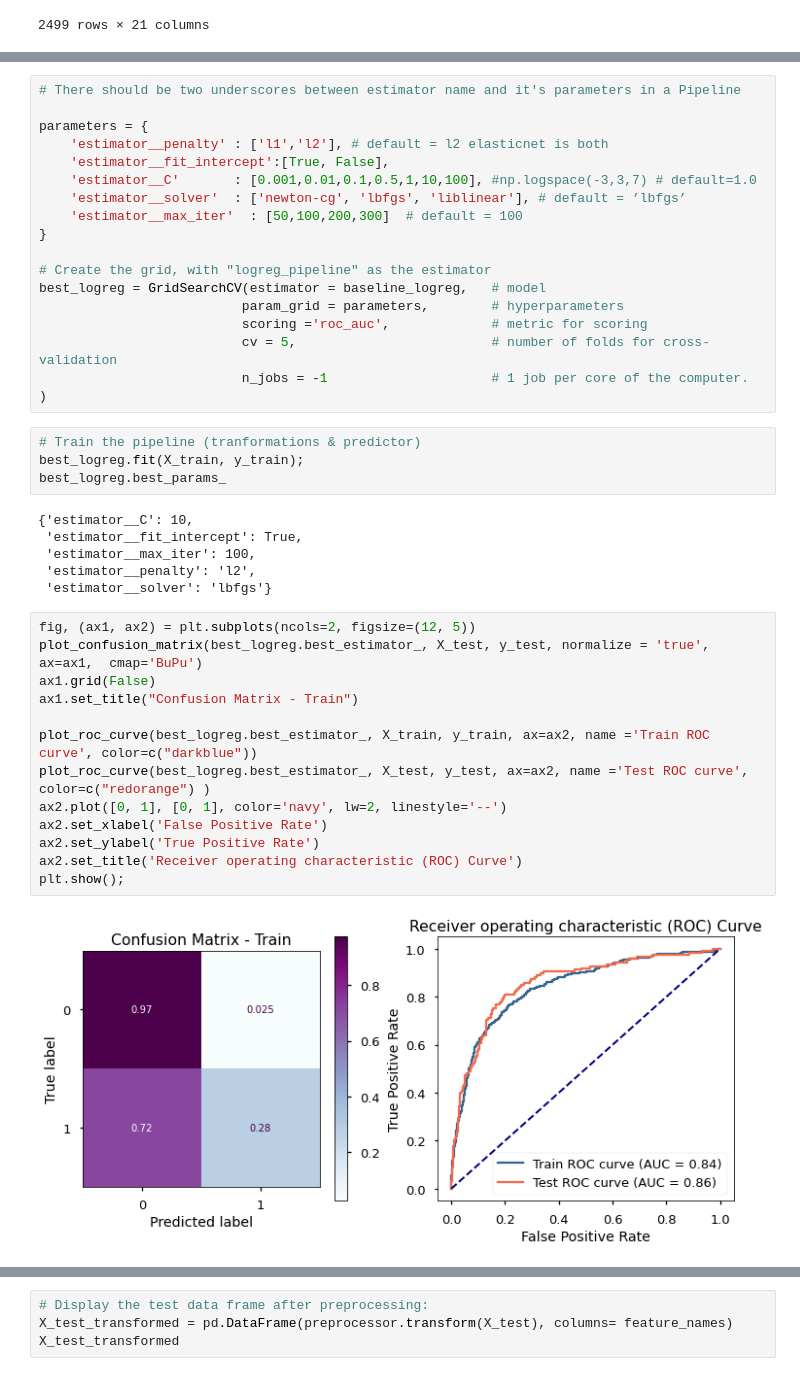
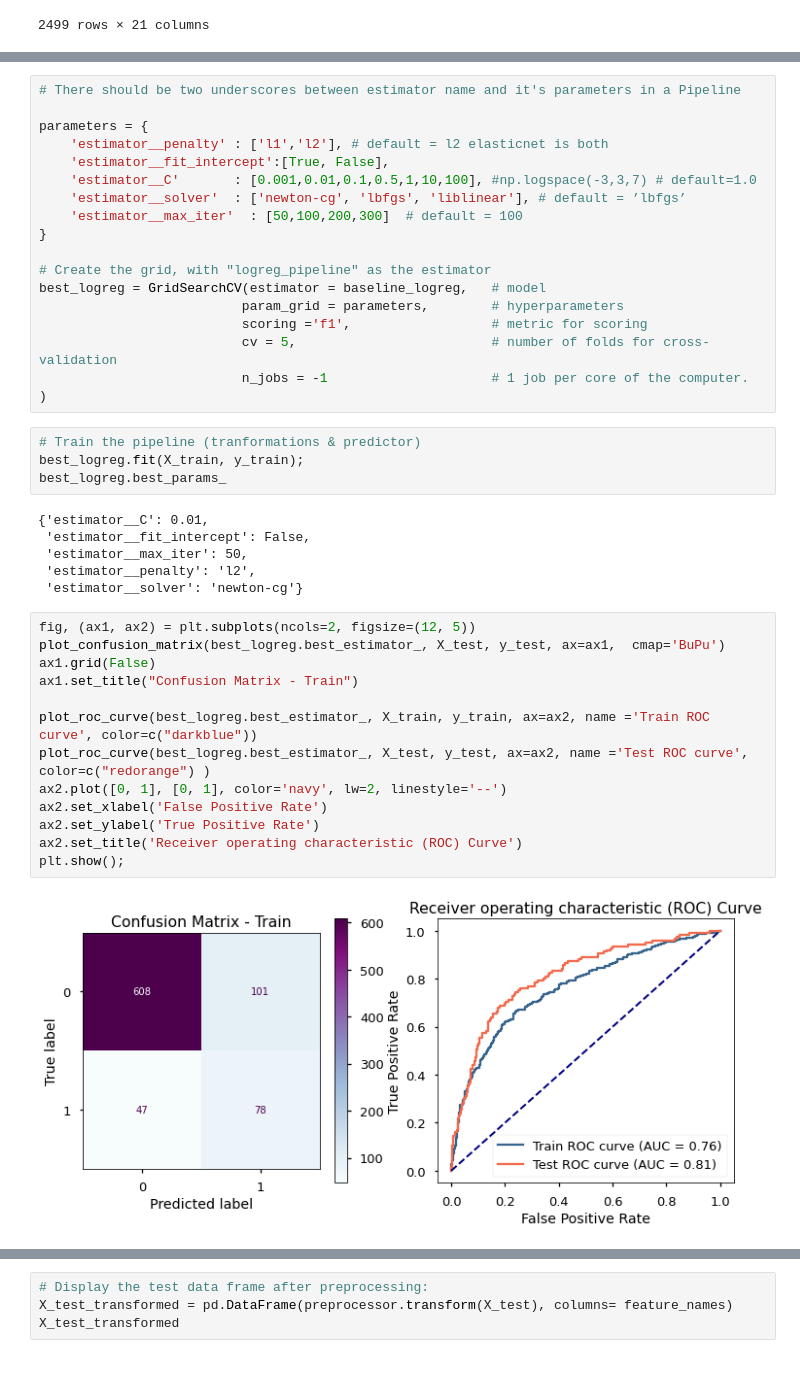
Before and after one commit to heathlikethecandybar/phase_4_project, a Jupyter notebook: phase_3/project/phase_3_notebook.ipynb, the cells around one changed output, grey strips where cells are left out. Cells and saved outputs as stored; diff of their text form.

```diff
--- a/phase_3/project/phase_3_notebook.ipynb
+++ b/phase_3/project/phase_3_notebook.ipynb
@@ -714,7 +711,7 @@ parameters = {
 # Create the grid, with "logreg_pipeline" as the estimator
 best_logreg = GridSearchCV(estimator = baseline_logreg,   # model
                           param_grid = parameters,        # hyperparameters
-                          scoring ='roc_auc',             # metric for scoring
+                          scoring ='f1',                  # metric for scoring
                           cv = 5,                         # number of folds for cross-validation
                           n_jobs = -1                     # 1 job per core of the computer.
 )
@@ -723,23 +720,23 @@ best_logreg = GridSearchCV(estimator = baseline_logreg,   # model
 best_logreg.fit(X_train, y_train);
 best_logreg.best_params_
 # %% [output]
-{'estimator__C': 10,
- 'estimator__fit_intercept': True,
- 'estimator__max_iter': 100,
+{'estimator__C': 0.01,
+ 'estimator__fit_intercept': False,
+ 'estimator__max_iter': 50,
  'estimator__penalty': 'l2',
- 'estimator__solver': 'lbfgs'}
+ 'estimator__solver': 'newton-cg'}
 # %%
 fig, (ax1, ax2) = plt.subplots(ncols=2, figsize=(12, 5))
-plot_confusion_matrix(best_logreg.best_estimator_, X_test, y_test, normalize = 'true', ax=ax1,  cmap='BuPu')
+plot_confusion_matrix(best_logreg.best_estimator_, X_test, y_test, ax=ax1,  cmap='BuPu')
 ax1.grid(False)
 ax1.set_title("Confusion Matrix - Train")
 
 plot_roc_curve(best_logreg.best_estimator_, X_train, y_train, ax=ax2, name ='Train ROC curve', color=c("darkblue"))
 plot_roc_curve(best_logreg.best_estimator_, X_test, y_test, ax=ax2, name ='Test ROC curve', color=c("redorange") )
 ax2.plot([0, 1], [0, 1], color='navy', lw=2, linestyle='--')
 ax2.set_xlabel('False Positive Rate')
 ax2.set_ylabel('True Positive Rate')
 ax2.set_title('Receiver operating characteristic (ROC) Curve')
 plt.show();
 # %% [output]
-[figure, old version]
+[figure, new version]
```
Also changed, not shown: parts of 40 cells of this notebook.
